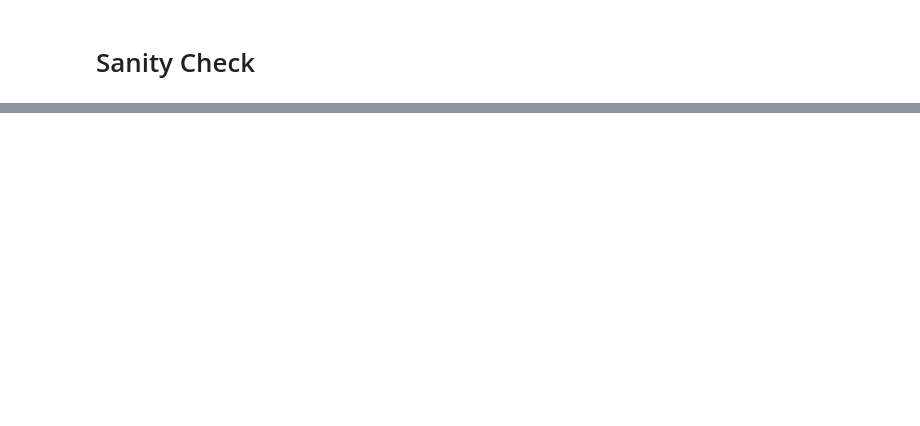
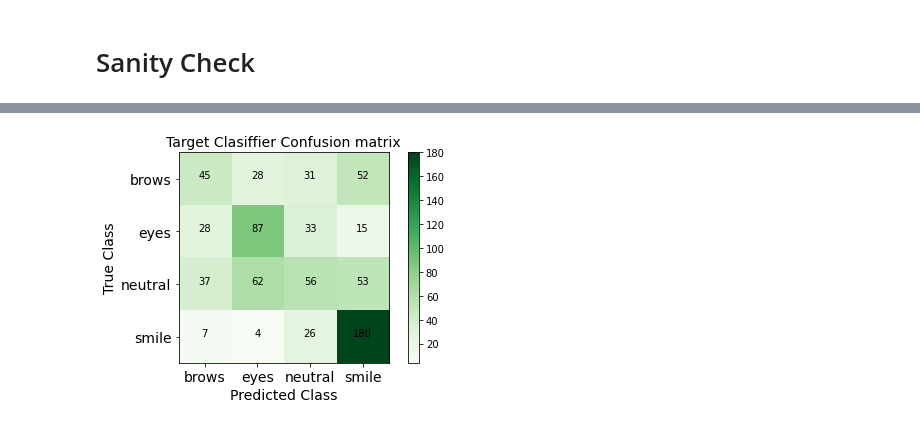
Before and after one commit to Shellyga/Adversarial-Domain-Adaptation-with-Keras, a Jupyter notebook: Final_Version_Adversarial_Domain_Adaptation_with_Keras.ipynb, the cells around one changed output, grey strips where cells are left out. Drawn from its saved outputs; the diff is of its cells as text; code cells hidden in the pictures; blank space fills up the shorter version.

```diff
--- a/Final_Version_Adversarial_Domain_Adaptation_with_Keras.ipynb
+++ b/Final_Version_Adversarial_Domain_Adaptation_with_Keras.ipynb
@@ -776,0 +815,11 @@ print("target Classifier matrix: ",cm_t)
+# %%
+import numpy as np
+arr =  [[ 45,  28,  31,  52],
+ [ 28,  87,  33,  15],
+ [ 37,  62,  56,  53],
+ [  7  , 4 , 26, 180]]
+classes = ['brows','eyes','neutral','smile']
+cm = np.array(arr)
+_plot_confusion_matrix(cm,classes,title='Target Clasiffier Confusion matrix')
+# %% [output]
+[figure, added]
```
Also changed, not shown: parts of 17 cells of this notebook.
